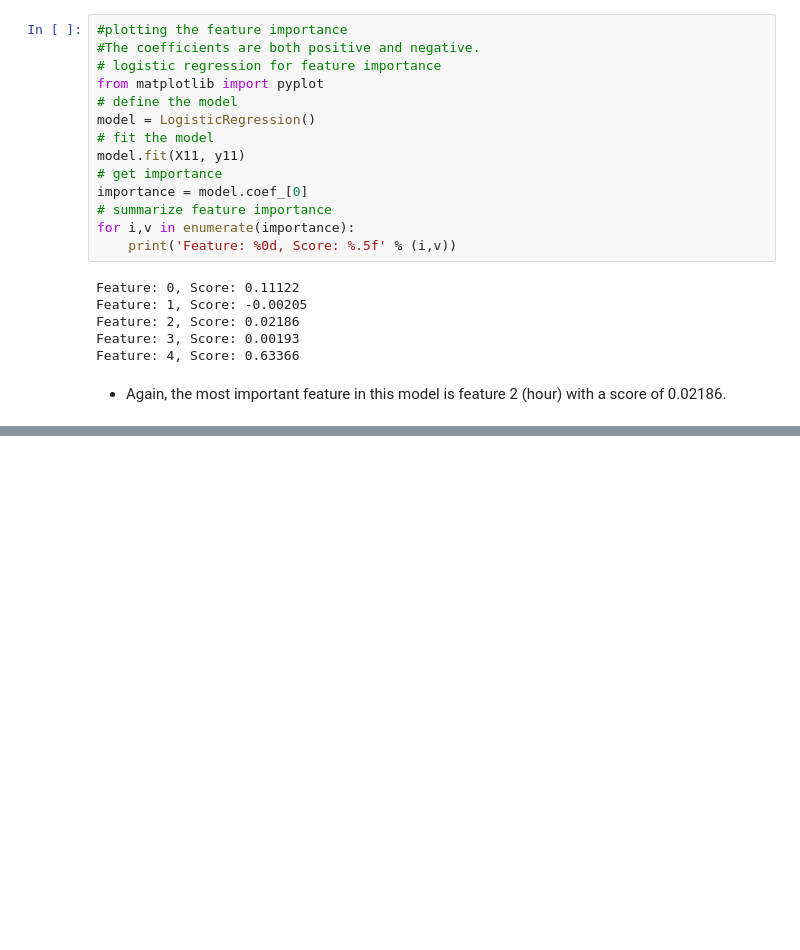
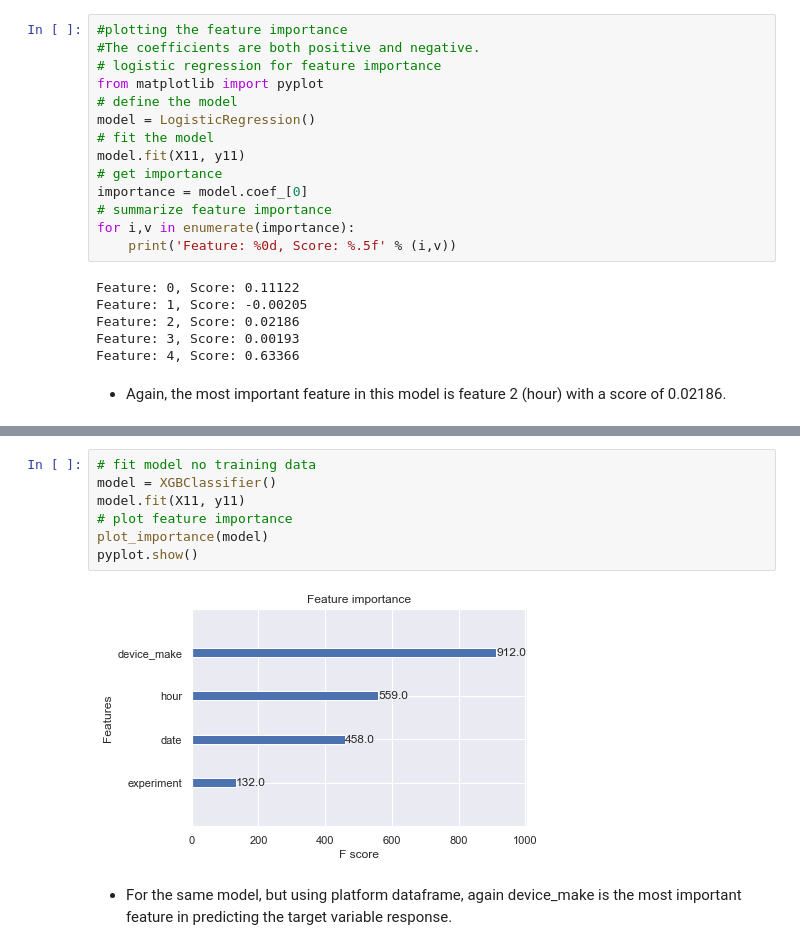
Before and after one commit to Group-6-10Academy/smart_ad_ABtesting, a Jupyter notebook: notebooks/ml_modelling.ipynb, the cells around one changed output, grey strips where cells are left out. Cells and saved outputs as stored; diff of their text form; blank space fills up the shorter version.

```diff
--- a/notebooks/ml_modelling.ipynb
+++ b/notebooks/ml_modelling.ipynb
@@ -788,0 +390,11 @@ As you see XGBoost, Logistic Regression and Bernouilli Naive Bias: give us best
+# %%
+# fit model no training data
+model = XGBClassifier()
+model.fit(X11, y11)
+# plot feature importance
+plot_importance(model)
+pyplot.show()
+# %% [output]
+[figure, added]
+# %% [markdown]
+* For the same model, but using platform dataframe, again device_make is the most important feature in predicting the target variable response.
```
Also changed, not shown: parts of 67 cells of this notebook.
